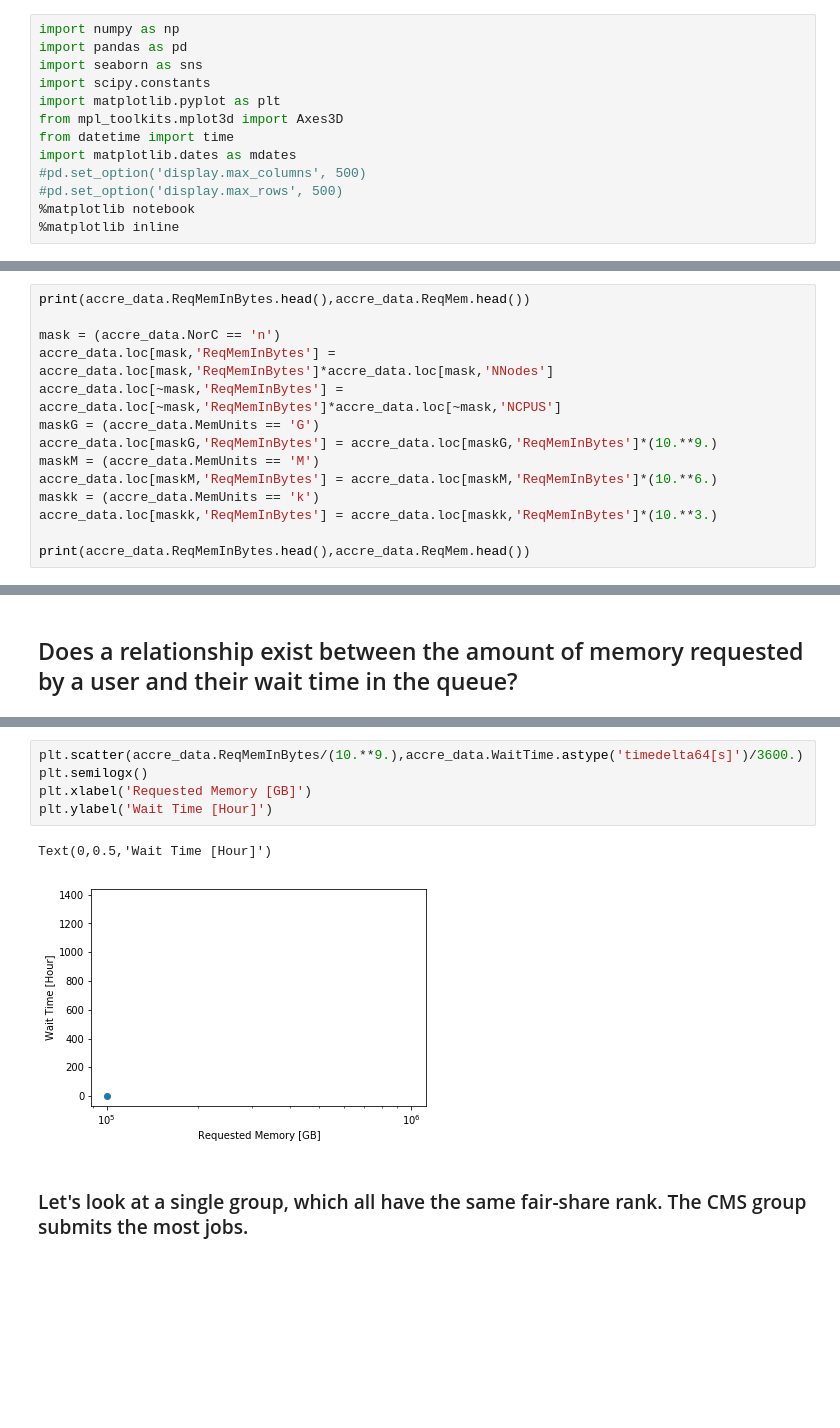
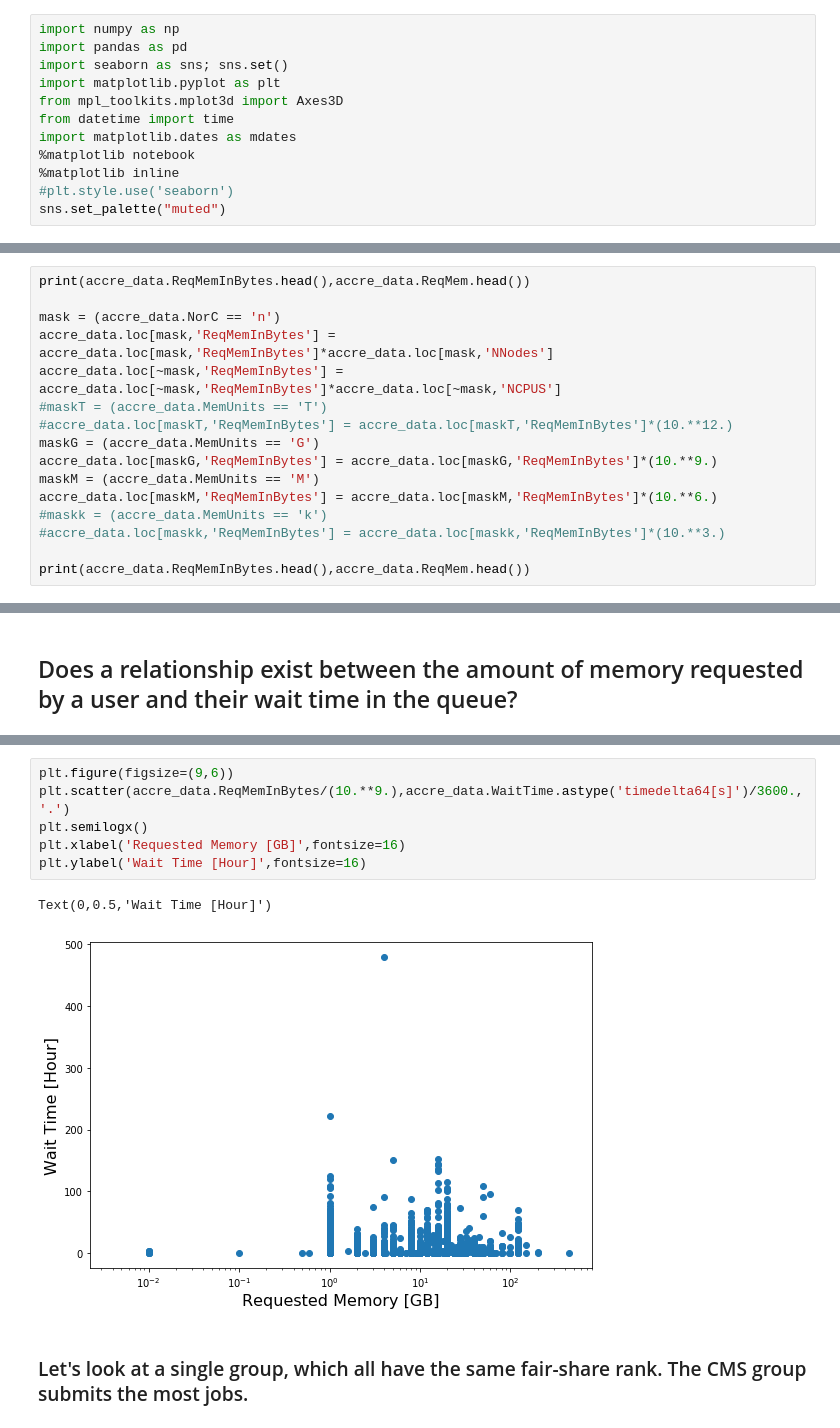
Before and after one commit to Cjcarlevato/data-question-2-dream-crushers, a Jupyter notebook: ACCREdata.ipynb, the cells around one changed output, grey strips where cells are left out. Saved outputs shown, nothing was run; the diff lists cells and outputs as text; blank space fills up the shorter version.

```diff
--- a/ACCREdata.ipynb
+++ b/ACCREdata.ipynb
@@ -1,16 +1,15 @@
 # %%
 import numpy as np
 import pandas as pd
-import seaborn as sns
-import scipy.constants
+import seaborn as sns; sns.set()
 import matplotlib.pyplot as plt
 from mpl_toolkits.mplot3d import Axes3D
 from datetime import time
 import matplotlib.dates as mdates
-#pd.set_option('display.max_columns', 500)
-#pd.set_option('display.max_rows', 500)
 %matplotlib notebook
 %matplotlib inline
+#plt.style.use('seaborn')
+sns.set_palette("muted")
 # %%
 filePath = 'data/july-2017-thru-june-2018.txt'
 # %%
@@ -67,12 +55,14 @@ print(accre_data.ReqMemInBytes.head(),accre_data.ReqMem.head())
 mask = (accre_data.NorC == 'n')
 accre_data.loc[mask,'ReqMemInBytes'] = accre_data.loc[mask,'ReqMemInBytes']*accre_data.loc[mask,'NNodes']
 accre_data.loc[~mask,'ReqMemInBytes'] = accre_data.loc[~mask,'ReqMemInBytes']*accre_data.loc[~mask,'NCPUS']
+#maskT = (accre_data.MemUnits == 'T')
+#accre_data.loc[maskT,'ReqMemInBytes'] = accre_data.loc[maskT,'ReqMemInBytes']*(10.**12.)
 maskG = (accre_data.MemUnits == 'G')
 accre_data.loc[maskG,'ReqMemInBytes'] = accre_data.loc[maskG,'ReqMemInBytes']*(10.**9.)
 maskM = (accre_data.MemUnits == 'M')
 accre_data.loc[maskM,'ReqMemInBytes'] = accre_data.loc[maskM,'ReqMemInBytes']*(10.**6.)
-maskk = (accre_data.MemUnits == 'k')
-accre_data.loc[maskk,'ReqMemInBytes'] = accre_data.loc[maskk,'ReqMemInBytes']*(10.**3.)
+#maskk = (accre_data.MemUnits == 'k')
+#accre_data.loc[maskk,'ReqMemInBytes'] = accre_data.loc[maskk,'ReqMemInBytes']*(10.**3.)
 
 print(accre_data.ReqMemInBytes.head(),accre_data.ReqMem.head())
 # %% [output]
@@ -157,11 +160,12 @@ plt.semilogy()
 # %%
-plt.scatter(accre_data.ReqMemInBytes/(10.**9.),accre_data.WaitTime.astype('timedelta64[s]')/3600.)
+plt.figure(figsize=(9,6))
+plt.scatter(accre_data.ReqMemInBytes/(10.**9.),accre_data.WaitTime.astype('timedelta64[s]')/3600.,'.')
 plt.semilogx()
-plt.xlabel('Requested Memory [GB]')
-plt.ylabel('Wait Time [Hour]')
+plt.xlabel('Requested Memory [GB]',fontsize=16)
+plt.ylabel('Wait Time [Hour]',fontsize=16)
 # %% [output]
 Text(0,0.5,'Wait Time [Hour]')
-[figure, old version]
+[figure, new version]
 # %% [markdown]
 ### Let's look at a single group, which all have the same fair-share rank.  The CMS group submits the most jobs.
 # %%
```
Also changed, not shown: parts of 24 cells of this notebook.
